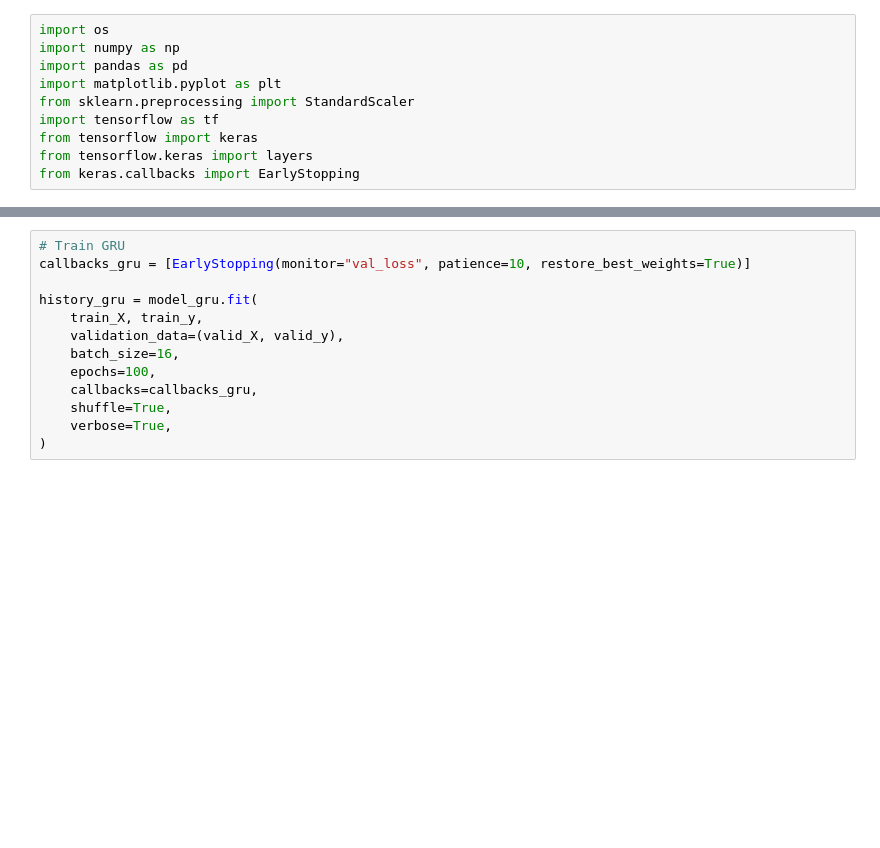
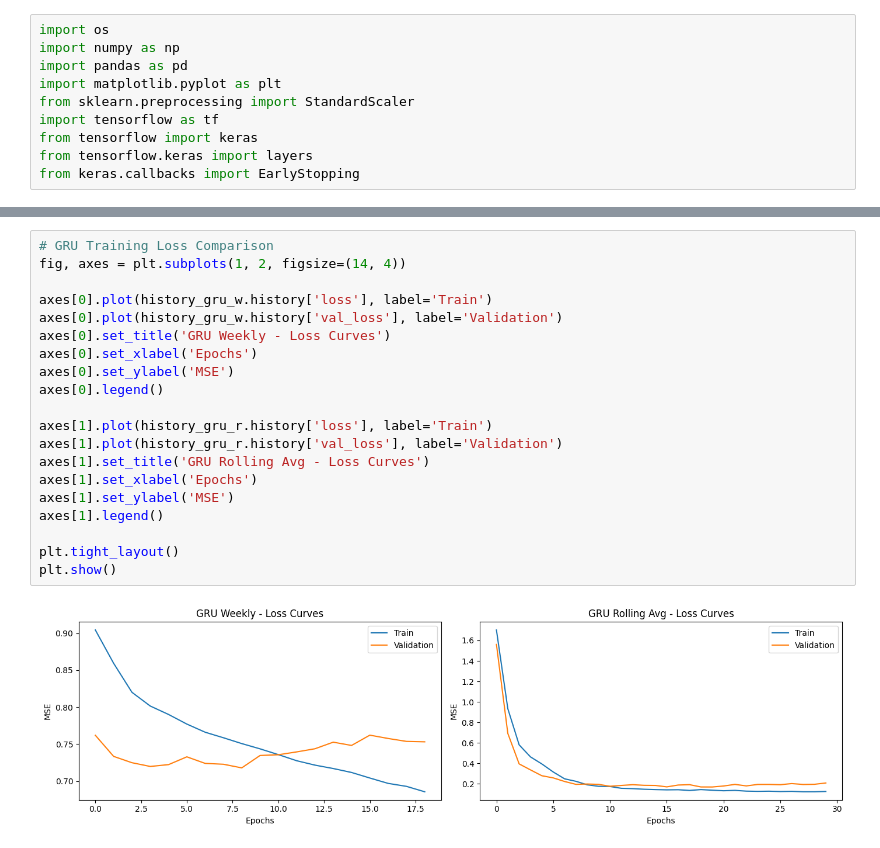
Before and after one commit to Fly1ngSpaghettiMonster/BILNHF, a Jupyter notebook: notebooks/sales_forecasting.ipynb, the cells around one changed output, grey strips where cells are left out. Saved outputs shown, nothing was run; the diff lists cells and outputs as text; blank space fills up the shorter version.

```diff
--- a/notebooks/sales_forecasting.ipynb
+++ b/notebooks/sales_forecasting.ipynb
@@ -225,14 +452,23 @@ model_gru.summary()
 # %%
-# Train GRU
-callbacks_gru = [EarlyStopping(monitor="val_loss", patience=10, restore_best_weights=True)]
+# GRU Training Loss Comparison
+fig, axes = plt.subplots(1, 2, figsize=(14, 4))
 
-history_gru = model_gru.fit(
-    train_X, train_y,
-    validation_data=(valid_X, valid_y),
-    batch_size=16,
-    epochs=100,
-    callbacks=callbacks_gru,
-    shuffle=True,
-    verbose=True,
-)
+axes[0].plot(history_gru_w.history['loss'], label='Train')
+axes[0].plot(history_gru_w.history['val_loss'], label='Validation')
+axes[0].set_title('GRU Weekly - Loss Curves')
+axes[0].set_xlabel('Epochs')
+axes[0].set_ylabel('MSE')
+axes[0].legend()
+
+axes[1].plot(history_gru_r.history['loss'], label='Train')
+axes[1].plot(history_gru_r.history['val_loss'], label='Validation')
+axes[1].set_title('GRU Rolling Avg - Loss Curves')
+axes[1].set_xlabel('Epochs')
+axes[1].set_ylabel('MSE')
+axes[1].legend()
+
+plt.tight_layout()
+plt.show()
+# %% [output]
+[figure, added]
 # %%
```
Also changed, not shown: parts of 30 cells of this notebook, 19 other files.
